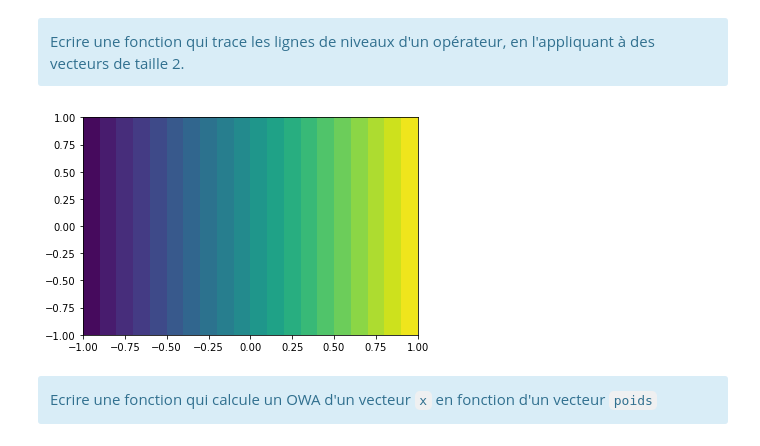
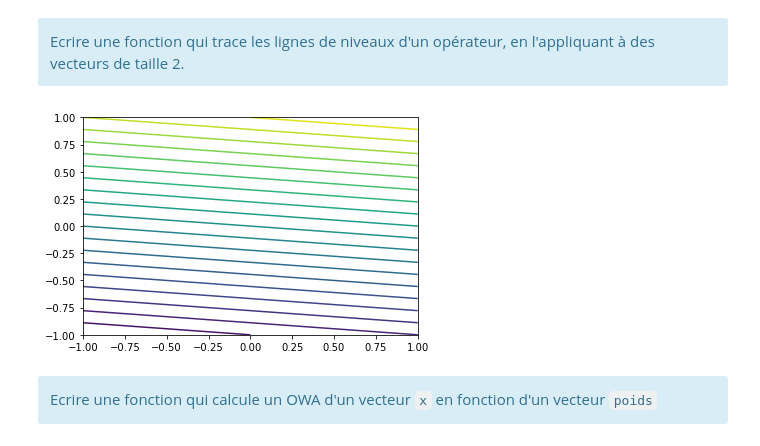
Before and after one commit to pidoux7/XAI, a Jupyter notebook: TME3/TME03-agg-LIME.ipynb, the cells around one changed output. Cells and saved outputs as stored; diff of their text form; code cells hidden in the pictures.

```diff
--- a/TME3/TME03-agg-LIME.ipynb
+++ b/TME3/TME03-agg-LIME.ipynb
@@ -42,19 +42,19 @@ print(moyenne_p)
 # %%
 # Ecrire une fonction qui trace les lignes de niveaux d'un opérateur, en l'appliquant à des vecteurs de taille 2.
 def lignes_niveaux(opérateur, x1_min, x1_max, x2_min, x2_max, nb_points = 200, nb_ligne=20):
     x1 = np.linspace(x1_min, x1_max, nb_points)
     x2 = np.linspace(x2_min, x2_max, nb_points)
     X1, X2 = np.meshgrid(x1, x2)
     X = np.array([X1, X2])
     Z = np.zeros((nb_points, nb_points))
     for i in range(nb_points):
         for j in range(nb_points):
             Z[i,j] = opérateur(X[:, i, j])
-    plt.contourf(X1, X2, Z, nb_ligne)
+    plt.contour(X1, X2, Z, nb_ligne)
 
 lignes_niveaux(lambda x: moyenne_pondérée(x, poids), -1, 1, -1, 1)
 # %% [output]
-[figure, old version]
+[figure, new version]
 # %% [markdown]
 <div class="alert alert-block alert-info">
     Ecrire une fonction qui calcule un OWA d'un vecteur <code>x</code> en fonction d'un vecteur <code>poids</code>
```
Also changed, not shown: parts of 26 cells of this notebook.
